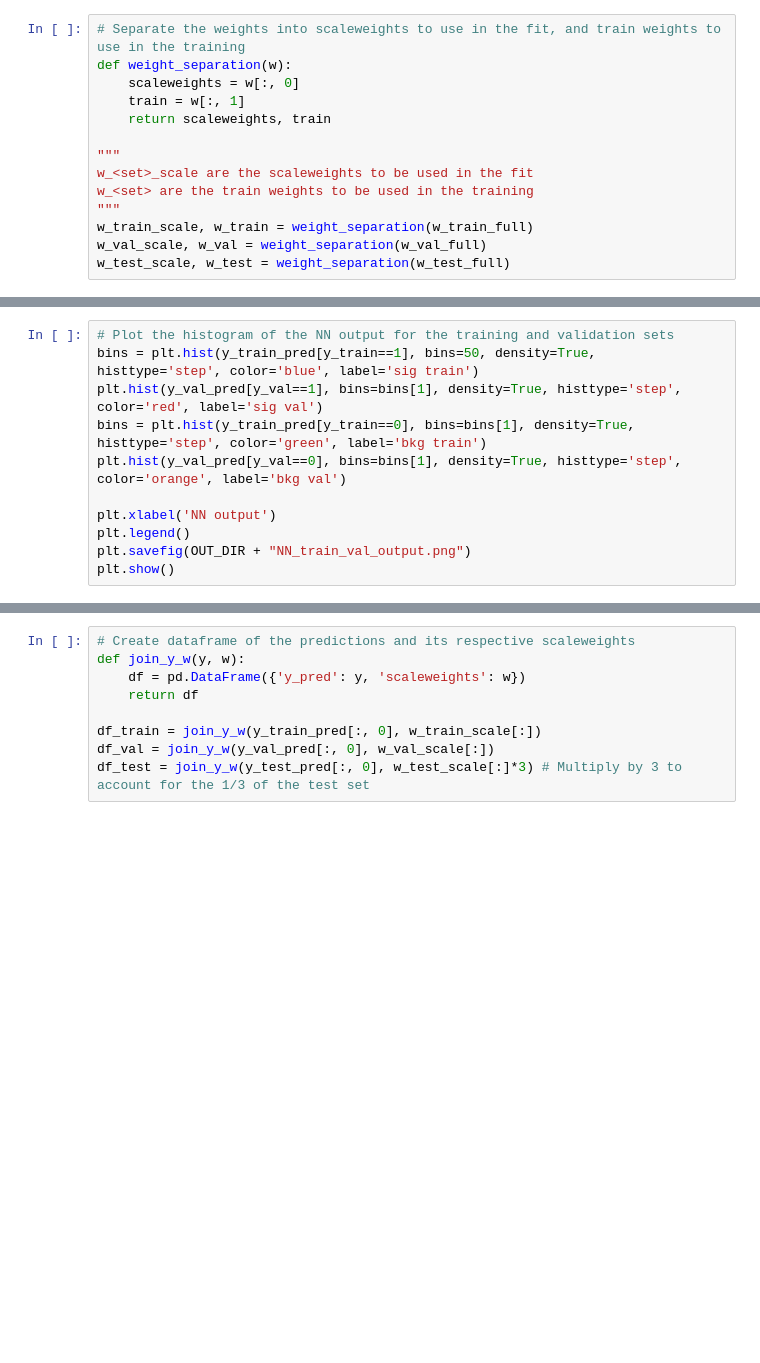
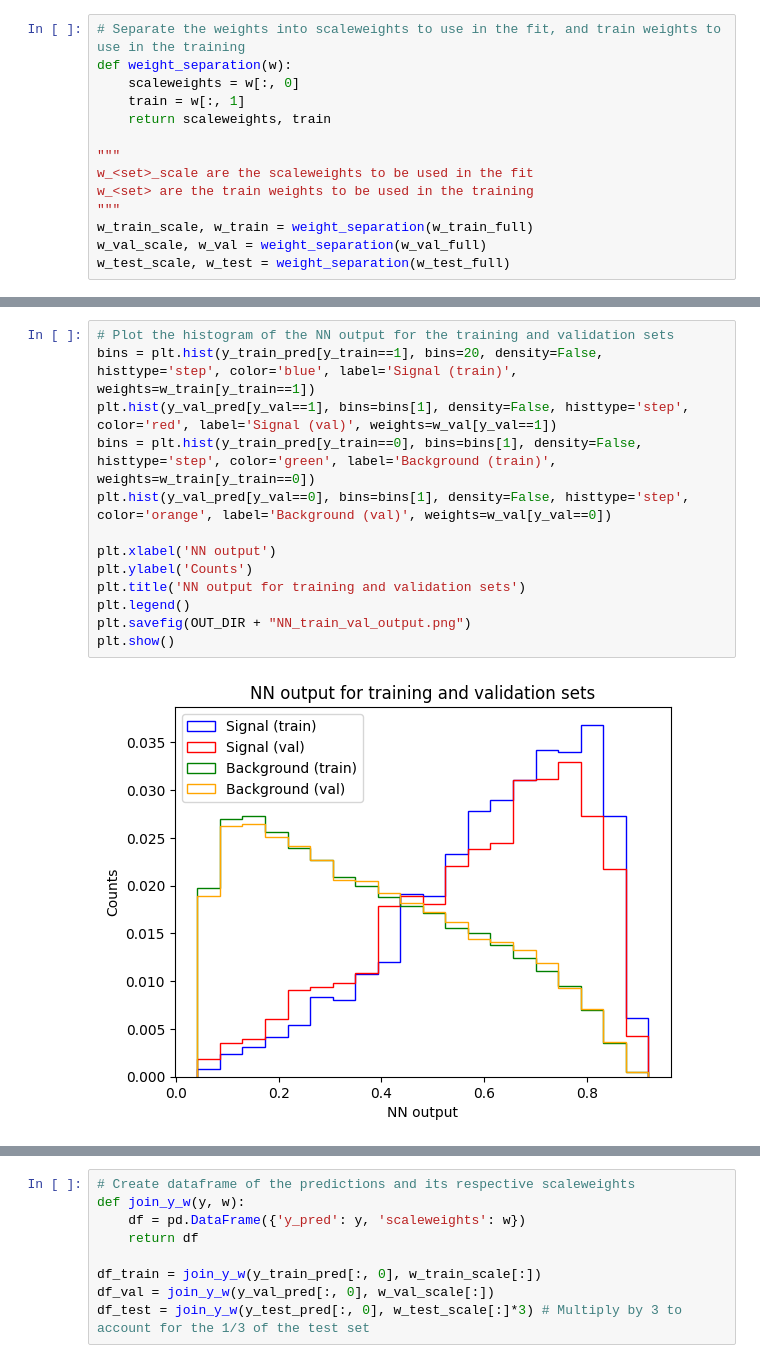
Before and after one commit to joaopedrobiu6/MASHEP_jbiu, a Jupyter notebook: Projeto/MachineLearning.ipynb, the cells around one changed output, grey strips where cells are left out. Drawn from its saved outputs; the diff is of its cells as text; blank space fills up the shorter version.

```diff
--- a/Projeto/MachineLearning.ipynb
+++ b/Projeto/MachineLearning.ipynb
@@ -144,14 +224,18 @@ plt.show()
 # %%
 # Plot the histogram of the NN output for the training and validation sets
-bins = plt.hist(y_train_pred[y_train==1], bins=50, density=True, histtype='step', color='blue', label='sig train')
-plt.hist(y_val_pred[y_val==1], bins=bins[1], density=True, histtype='step', color='red', label='sig val')
-bins = plt.hist(y_train_pred[y_train==0], bins=bins[1], density=True, histtype='step', color='green', label='bkg train')
-plt.hist(y_val_pred[y_val==0], bins=bins[1], density=True, histtype='step', color='orange', label='bkg val')
+bins = plt.hist(y_train_pred[y_train==1], bins=20, density=False, histtype='step', color='blue', label='Signal (train)', weights=w_train[y_train==1])
+plt.hist(y_val_pred[y_val==1], bins=bins[1], density=False, histtype='step', color='red', label='Signal (val)', weights=w_val[y_val==1])
+bins = plt.hist(y_train_pred[y_train==0], bins=bins[1], density=False, histtype='step', color='green', label='Background (train)', weights=w_train[y_train==0])
+plt.hist(y_val_pred[y_val==0], bins=bins[1], density=False, histtype='step', color='orange', label='Background (val)', weights=w_val[y_val==0])
 
 plt.xlabel('NN output')
+plt.ylabel('Counts')
+plt.title('NN output for training and validation sets')
 plt.legend()
 plt.savefig(OUT_DIR + "NN_train_val_output.png")
 plt.show()
+# %% [output]
+[figure, added]
 # %%
 # ROC curve for the test set
 fpr, tpr, thresholds = roc_curve(y_test, y_test_pred)
```
Also changed, not shown: parts of 19 cells of this notebook, 21 other files.
